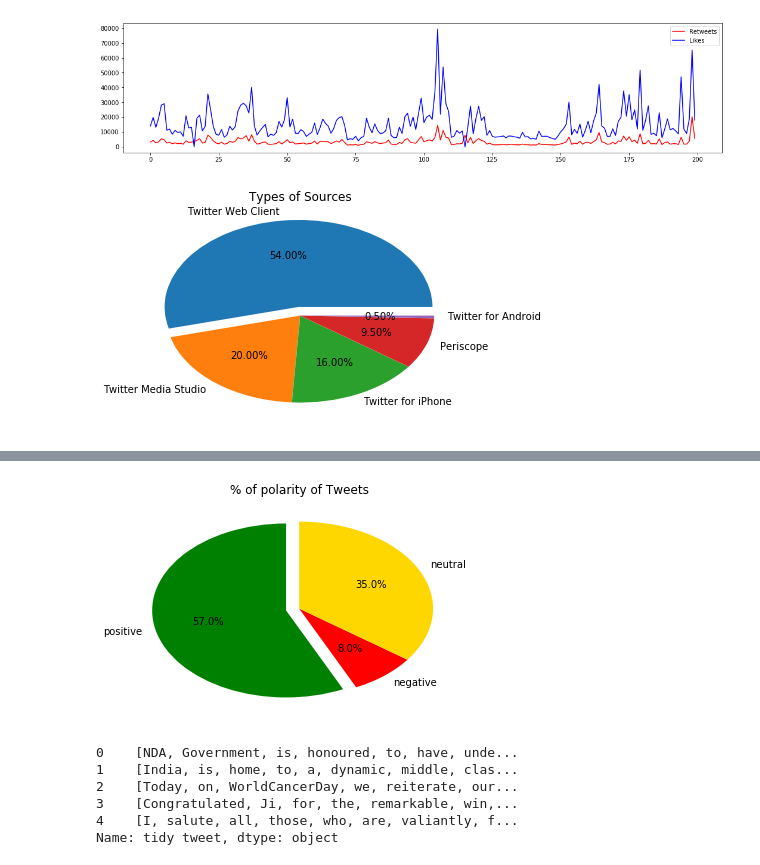
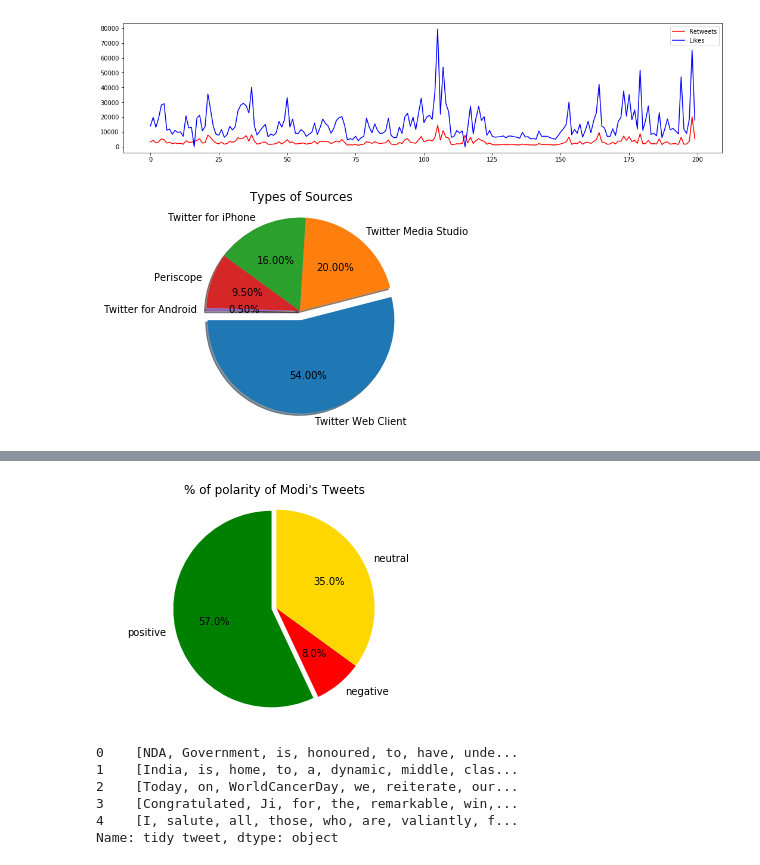
Before and after one commit to Piterbrito/TextMining-SentmentAnalysis--Twitter, a Jupyter notebook: Analysis.ipynb, the cells around one changed output, grey strips where cells are left out. Drawn from its saved outputs; the diff is of its cells as text; code cells hidden in the pictures.

```diff
--- a/Analysis.ipynb
+++ b/Analysis.ipynb
@@ -68,11 +68,12 @@ fav_t.plot(figsize=(18,4), label="Likes", color = 'b', legend=True)
 # %%
 Sources = data['Source'].value_counts()
 explode =(0.1,0,0,0,0)
-plt.pie(Sources.values,labels=Sources.index, explode=explode, autopct='%.2f%%')
+plt.pie(Sources.values,labels=Sources.index, explode=explode, startangle=180, autopct='%.2f%%', shadow=True)
+plt.axis("equal")
 plt.title("Types of Sources")
 plt.show()
 # %% [output]
-[figure, old version]
+[figure, new version]
 # %%
 # function to clean tweet and to perform sentiment analysis
 def clean_tweet(tweet):
@@ -110,12 +111,13 @@ for value in data['SA']:
 tweet_count =[len(positive),len(negative),len(neutral)]
 labels = ["positive", "negative", "neutral"]
 colors =['g','r','gold']
-explode=(0.1,0,0)
+explode=(0.05,0,0)
 plt.pie(tweet_count,labels=labels,explode=explode,colors=colors, autopct="%0.1f%%", startangle=90)
-plt.title("% of polarity of Tweets")
+plt.title("% of polarity of Modi's Tweets")
+plt.axis("equal")
 plt.show()
 # %% [output]
-[figure, old version]
+[figure, new version]
 # %%
 import nltk
 # %%
```
Also changed, not shown: parts of 4 cells of this notebook.
